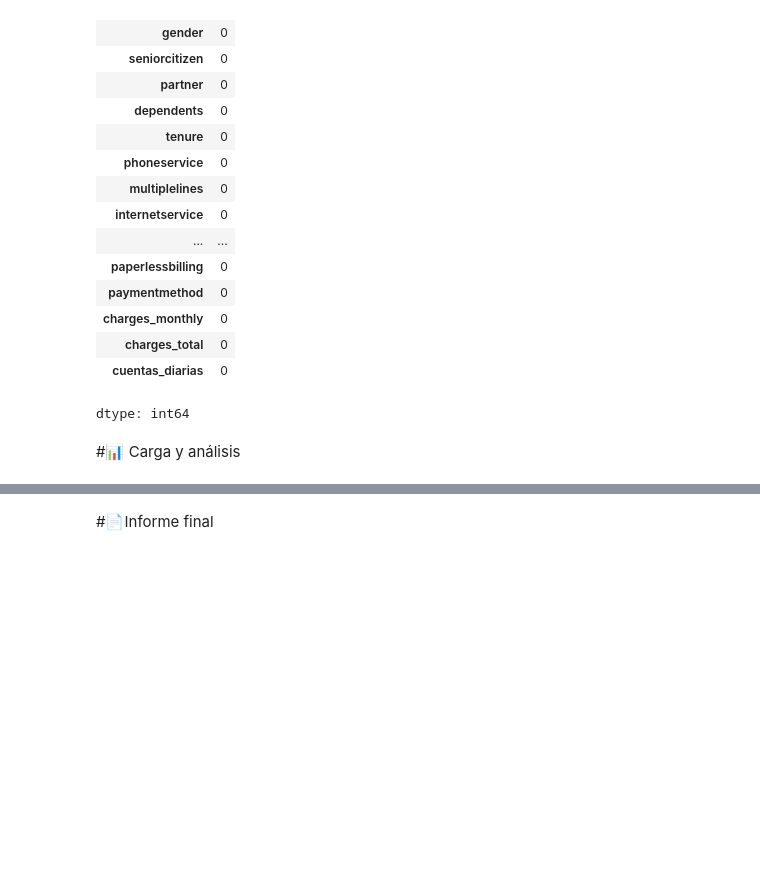
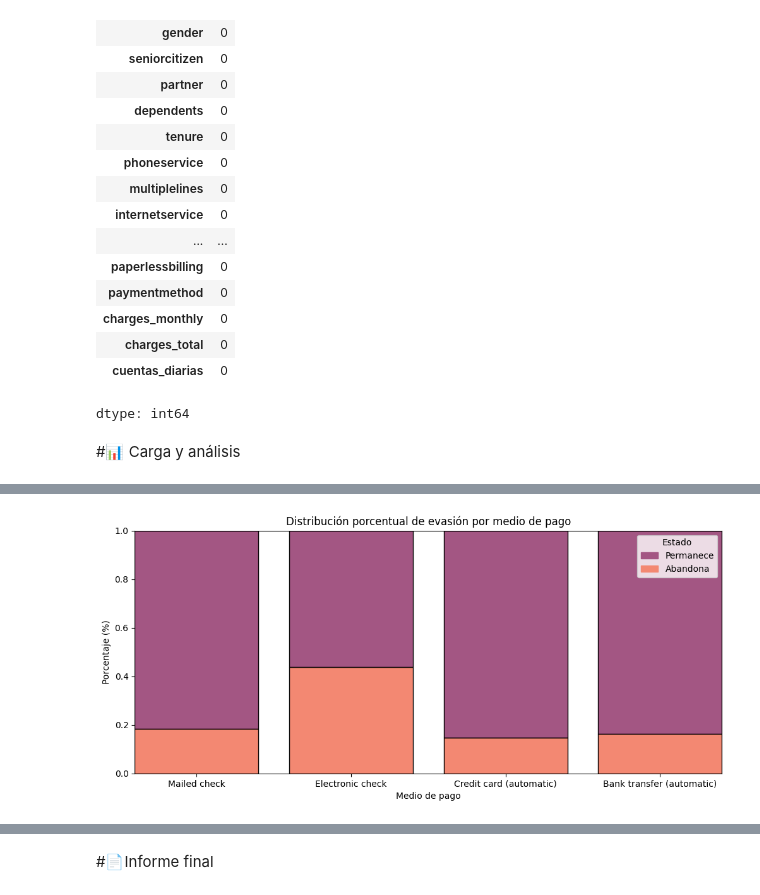
Before and after one commit to guadalupeltissera-png/Challenge_TelecomX, a Jupyter notebook: TelecomX_LATAM.ipynb, the cells around one changed output, grey strips where cells are left out. Drawn from its saved outputs; the diff is of its cells as text; code cells hidden in the pictures; blank space fills up the shorter version.

```diff
--- a/TelecomX_LATAM.ipynb
+++ b/TelecomX_LATAM.ipynb
@@ -267,0 +380,30 @@ df_normalizado.describe()
+# %%
+import matplotlib.patches as mpatches
+
+fig, ax = plt.subplots(figsize=(12,5))
+
+sns.histplot(
+    data=df_normalizado,
+    x='paymentmethod',
+    hue='churn',
+    multiple='fill',
+    stat='percent',
+    shrink=0.8,
+    ax=ax,
+    palette='rocket'
+)
+
+ax.set(
+    title='Distribución porcentual de evasión por medio de pago',
+    ylabel='Porcentaje (%)',
+    xlabel='Medio de pago'
+)
+
+permanece_patch = mpatches.Patch(color='#a35683', label='Permanece')
+abandona_patch = mpatches.Patch(color='#f38872', label='Abandona')
+
+ax.legend(handles=[permanece_patch, abandona_patch], title='Estado')
+
+plt.show()
+# %% [output]
+[figure, added]
```
Also changed, not shown: parts of 13 cells of this notebook.
